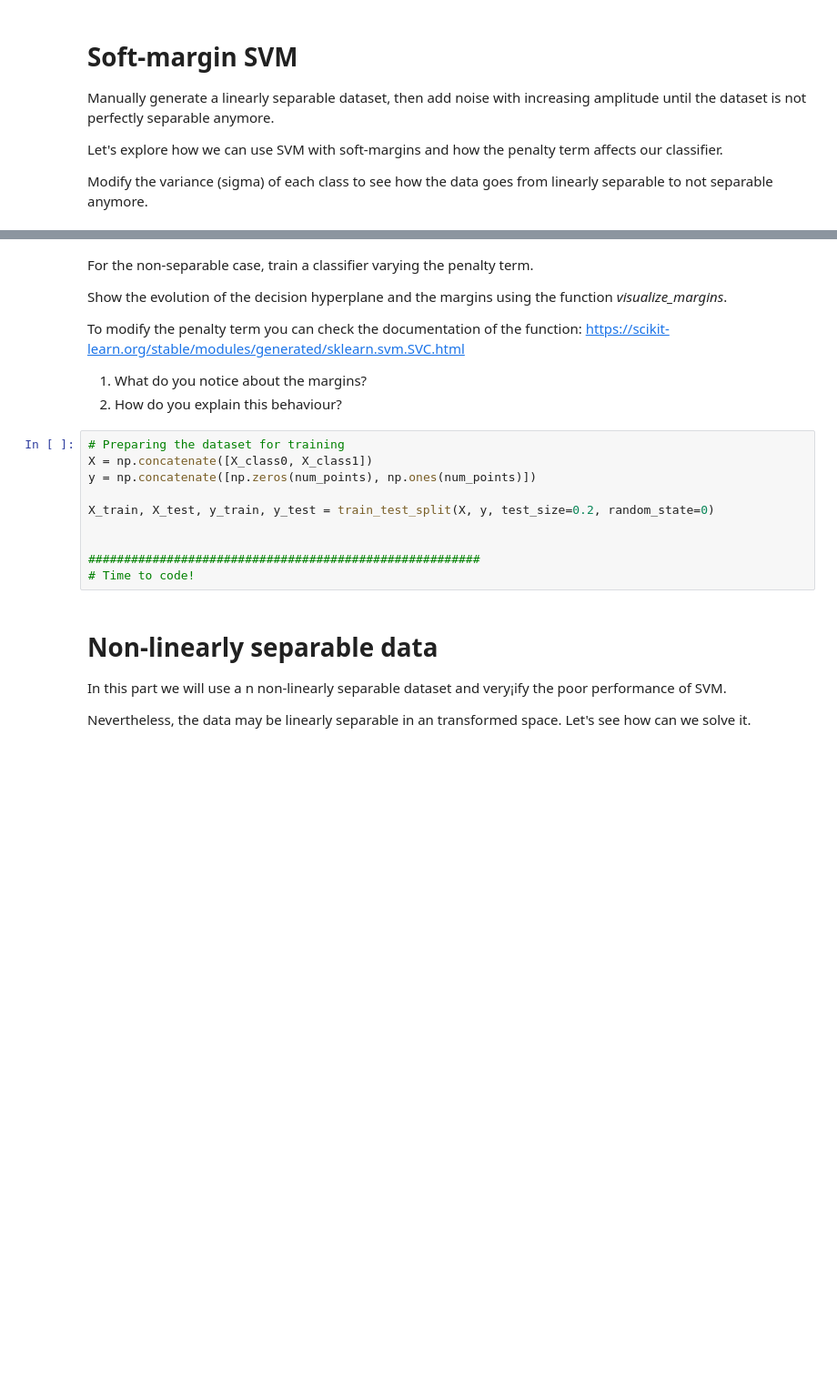
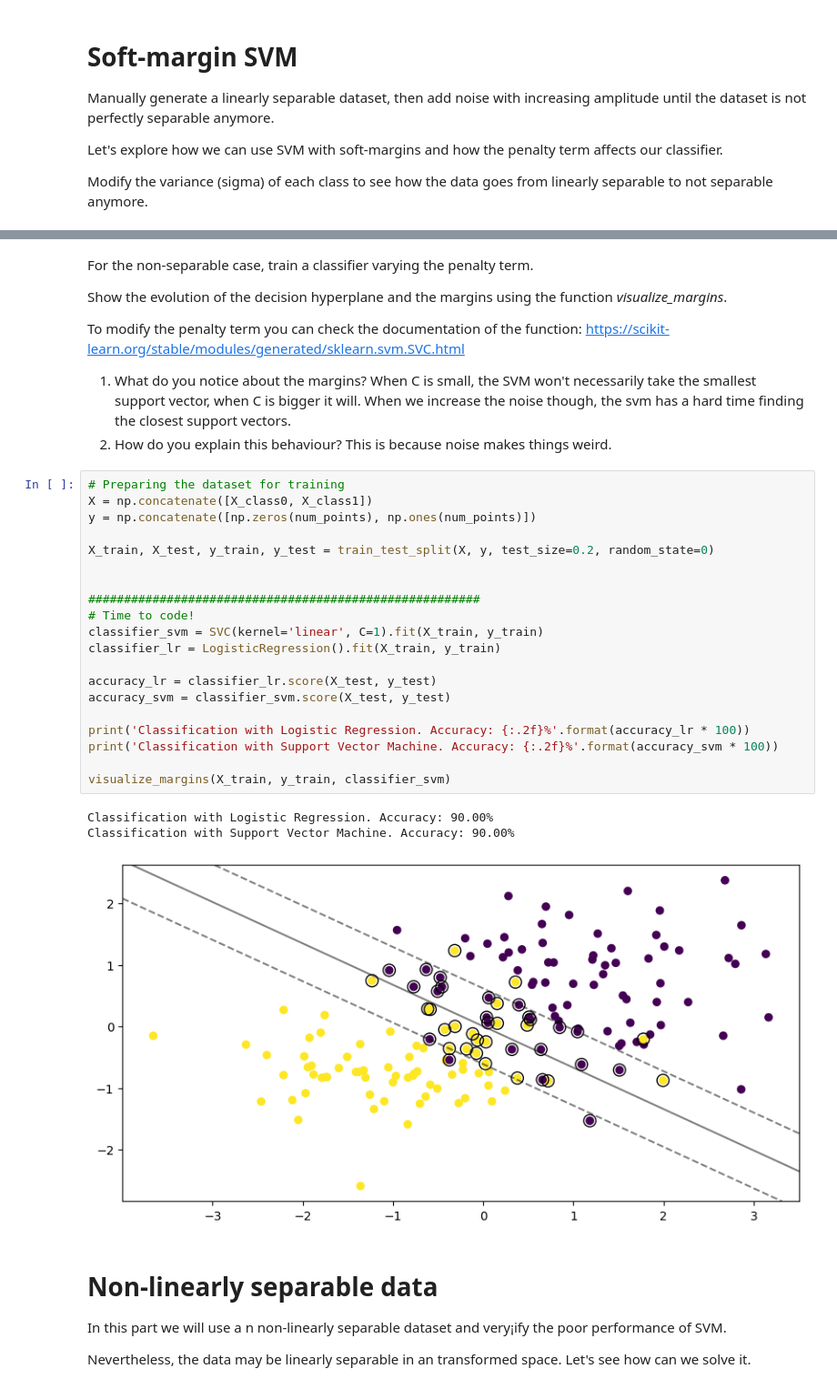
Before and after one commit to mike6942069420/EE311-AI, a Jupyter notebook: lab04/lab.ipynb, the cells around one changed output, grey strips where cells are left out. Shown at 91% size. Cells and saved outputs as stored; diff of their text form; blank space fills up the shorter version.

```diff
--- a/lab04/lab.ipynb
+++ b/lab04/lab.ipynb
@@ -218,18 +231,32 @@ Show the evolution of the decision hyperplane and the margins using the function
 To modify the penalty term you can check the documentation of the function:
 https://scikit-learn.org/stable/modules/generated/sklearn.svm.SVC.html
 
-1. What do you notice about the margins?
-2. How do you explain this behaviour?
+1. What do you notice about the margins? When C is small, the SVM won't necessarily take the smallest support vector, when C is bigger it will. When we increase the noise though, the svm has a hard time finding the closest support vectors.
+2. How do you explain this behaviour? This is because noise makes things weird.
 # %%
 # Preparing the dataset for training
 X = np.concatenate([X_class0, X_class1])
 y = np.concatenate([np.zeros(num_points), np.ones(num_points)])
 
 X_train, X_test, y_train, y_test = train_test_split(X, y, test_size=0.2, random_state=0)
 
 
 #######################################################
 # Time to code!
+classifier_svm = SVC(kernel='linear', C=1).fit(X_train, y_train)
+classifier_lr = LogisticRegression().fit(X_train, y_train)
+
+accuracy_lr = classifier_lr.score(X_test, y_test)
+accuracy_svm = classifier_svm.score(X_test, y_test)
+
+print('Classification with Logistic Regression. Accuracy: {:.2f}%'.format(accuracy_lr * 100))
+print('Classification with Support Vector Machine. Accuracy: {:.2f}%'.format(accuracy_svm * 100))
+
+visualize_margins(X_train, y_train, classifier_svm)
+# %% [output]
+Classification with Logistic Regression. Accuracy: 90.00%
+Classification with Support Vector Machine. Accuracy: 90.00%
+[figure, added]
 # %% [markdown]
 # Non-linearly separable data
 
```
Also changed, not shown: parts of 15 cells of this notebook, 1 other file.
